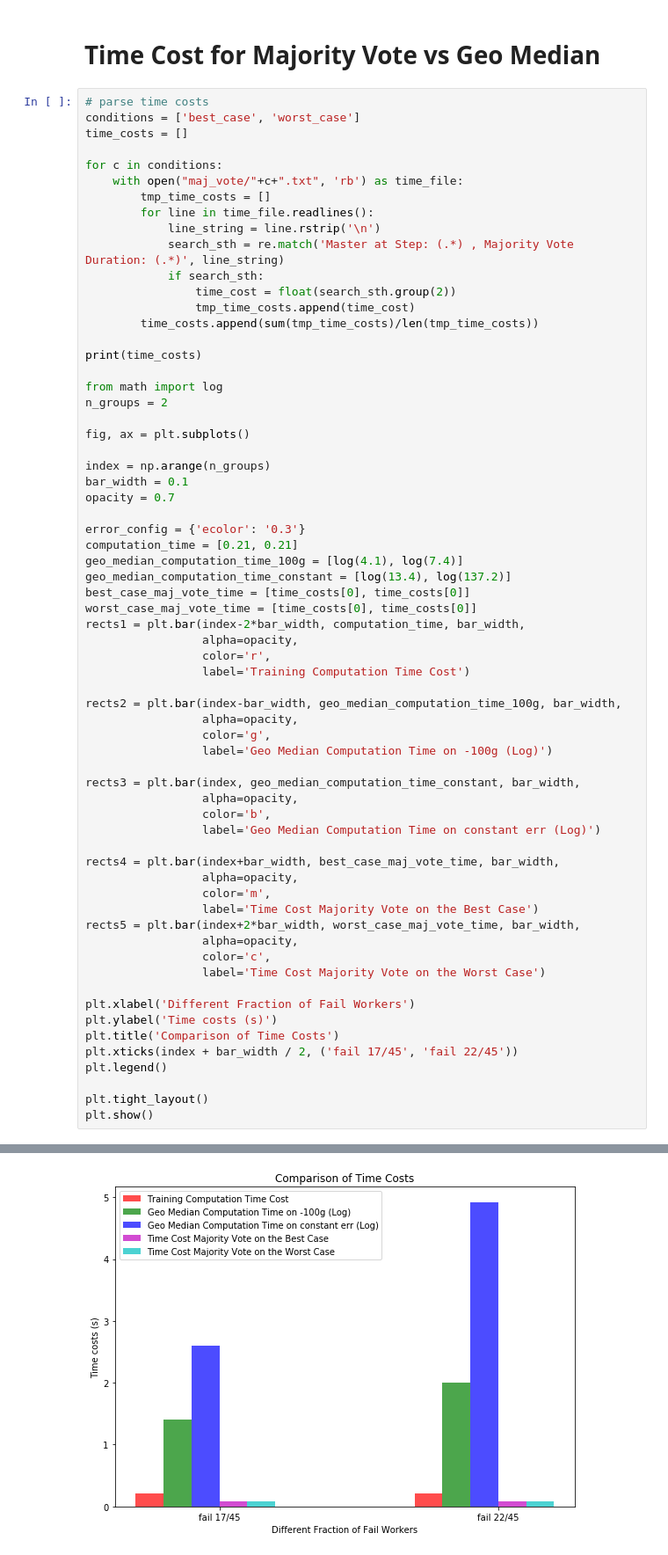
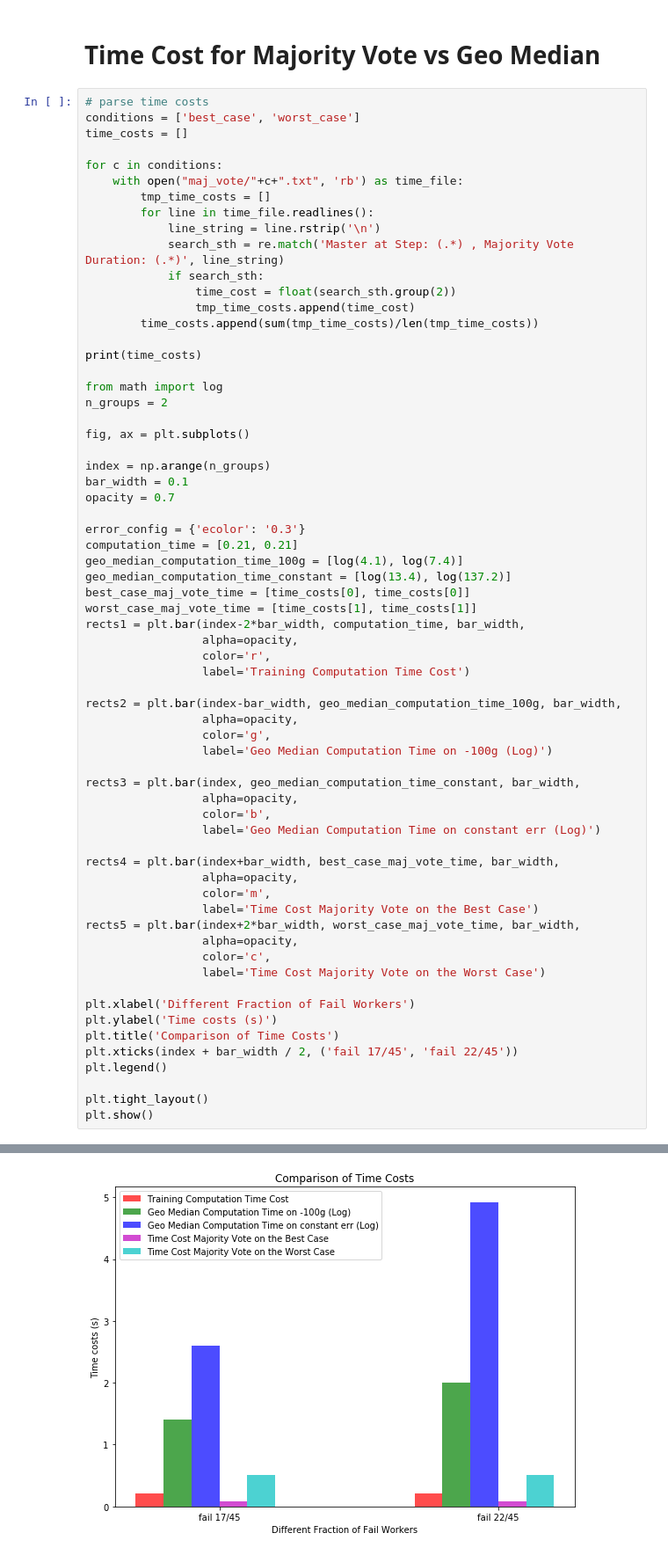
Before and after one commit to hwang595/Draco, a Jupyter notebook: analysis/geoMedian_vs_MajVote.ipynb, the cells around one changed output, grey strips where cells are left out. Shown at 88% size. Drawn from its saved outputs; the diff is of its cells as text.

Commit message:
modify maj vote results

```diff
--- a/analysis/geoMedian_vs_MajVote.ipynb
+++ b/analysis/geoMedian_vs_MajVote.ipynb
@@ -282,7 +282,7 @@ computation_time = [0.21, 0.21]
 geo_median_computation_time_100g = [log(4.1), log(7.4)]
 geo_median_computation_time_constant = [log(13.4), log(137.2)]
 best_case_maj_vote_time = [time_costs[0], time_costs[0]]
-worst_case_maj_vote_time = [time_costs[0], time_costs[0]]
+worst_case_maj_vote_time = [time_costs[1], time_costs[1]]
 rects1 = plt.bar(index-2*bar_width, computation_time, bar_width,
                  alpha=opacity,
                  color='r',
@@ -290,31 +290,31 @@ rects1 = plt.bar(index-2*bar_width, computation_time, bar_width,
 
 rects2 = plt.bar(index-bar_width, geo_median_computation_time_100g, bar_width,
                  alpha=opacity,
                  color='g',
                  label='Geo Median Computation Time on -100g (Log)')
 
 rects3 = plt.bar(index, geo_median_computation_time_constant, bar_width,
                  alpha=opacity,
                  color='b',
                  label='Geo Median Computation Time on constant err (Log)')
 
 rects4 = plt.bar(index+bar_width, best_case_maj_vote_time, bar_width,
                  alpha=opacity,
                  color='m',
                  label='Time Cost Majority Vote on the Best Case')
 rects5 = plt.bar(index+2*bar_width, worst_case_maj_vote_time, bar_width,
                  alpha=opacity,
                  color='c',
                  label='Time Cost Majority Vote on the Worst Case')
 
 plt.xlabel('Different Fraction of Fail Workers')
 plt.ylabel('Time costs (s)')
 plt.title('Comparison of Time Costs')
 plt.xticks(index + bar_width / 2, ('fail 17/45', 'fail 22/45'))
 plt.legend()
 
 plt.tight_layout()
 plt.show()
 # %% [output]
 [0.081549274014982492, 0.50774235685331082]
-[figure, old version]
+[figure, new version]
```
Also changed, not shown: parts of 1 cell of this notebook.
